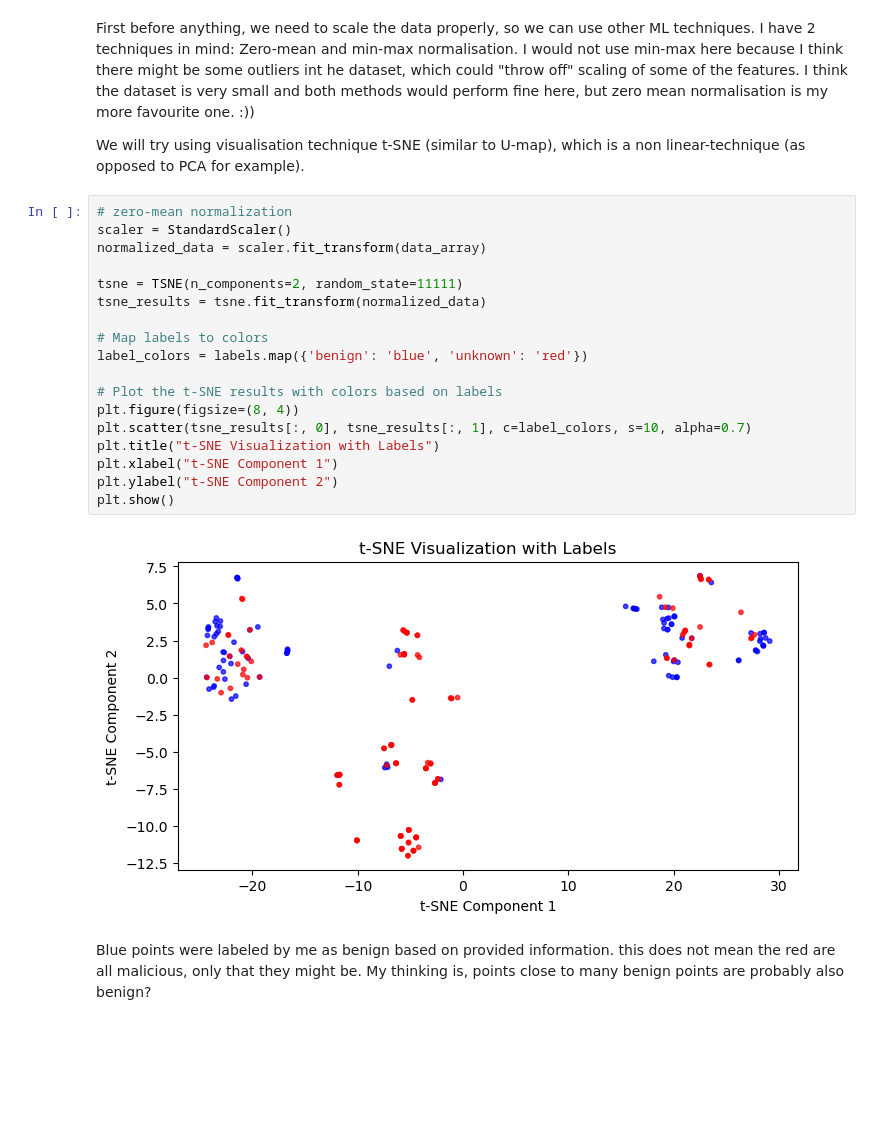
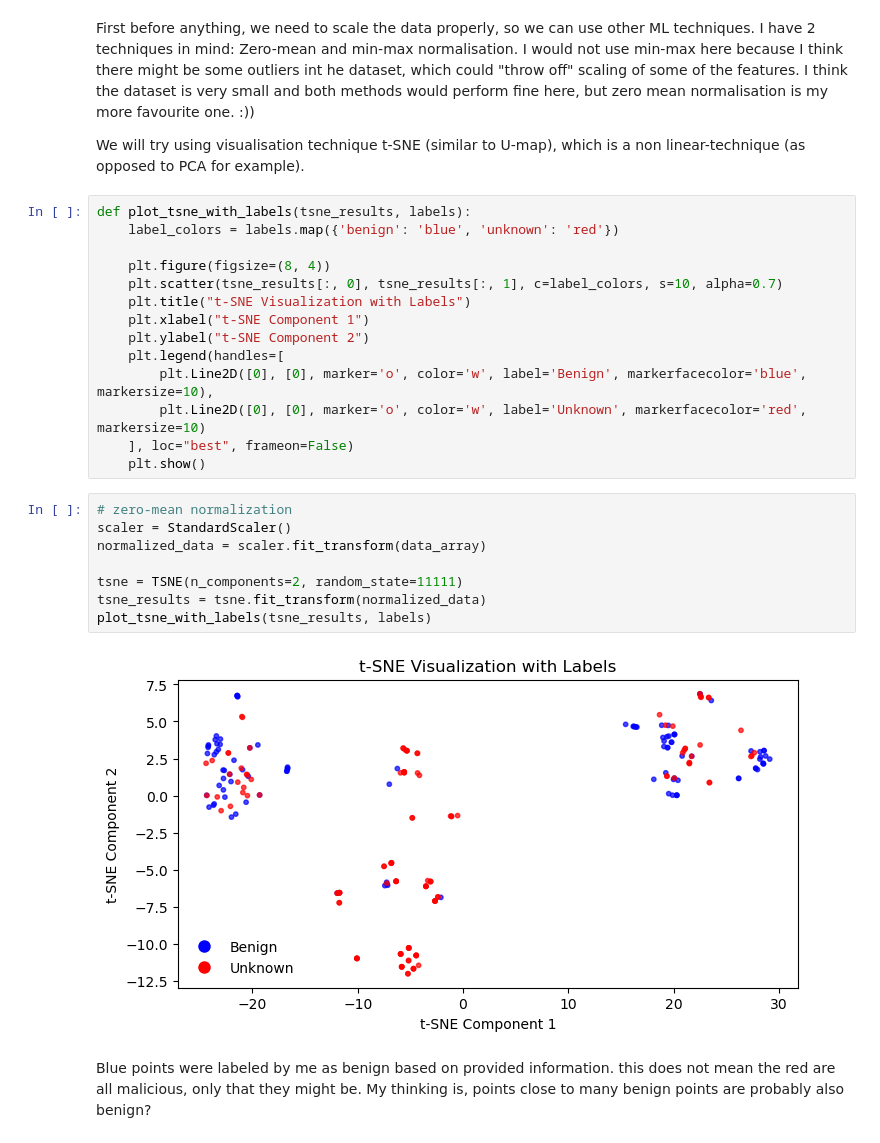
Before and after one commit to jsvobo/log_analysis_task, a Jupyter notebook: pipeline.ipynb, the cells around one changed output. Drawn from its saved outputs; the diff is of its cells as text; blank space fills up the shorter version.

```diff
--- a/pipeline.ipynb
+++ b/pipeline.ipynb
@@ -81,25 +82,29 @@ I have 2 techniques in mind: Zero-mean and min-max normalisation. I would not us
 
 We will try using visualisation technique t-SNE (similar to U-map), which is a non linear-technique (as opposed to PCA for example).
 # %%
-# zero-mean normalization
-scaler = StandardScaler()
-normalized_data = scaler.fit_transform(data_array)
+def plot_tsne_with_labels(tsne_results, labels):
+    label_colors = labels.map({'benign': 'blue', 'unknown': 'red'})
 
-tsne = TSNE(n_components=2, random_state=11111)
-tsne_results = tsne.fit_transform(normalized_data)
-
-# Map labels to colors
-label_colors = labels.map({'benign': 'blue', 'unknown': 'red'})
-
-# Plot the t-SNE results with colors based on labels
-plt.figure(figsize=(8, 4))
-plt.scatter(tsne_results[:, 0], tsne_results[:, 1], c=label_colors, s=10, alpha=0.7)
-plt.title("t-SNE Visualization with Labels")
-plt.xlabel("t-SNE Component 1")
-plt.ylabel("t-SNE Component 2")
-plt.show()
+    plt.figure(figsize=(8, 4))
+    plt.scatter(tsne_results[:, 0], tsne_results[:, 1], c=label_colors, s=10, alpha=0.7)
+    plt.title("t-SNE Visualization with Labels")
+    plt.xlabel("t-SNE Component 1")
+    plt.ylabel("t-SNE Component 2")
+    plt.legend(handles=[
+        plt.Line2D([0], [0], marker='o', color='w', label='Benign', markerfacecolor='blue', markersize=10),
+        plt.Line2D([0], [0], marker='o', color='w', label='Unknown', markerfacecolor='red', markersize=10)
+    ], loc="best", frameon=False)
+    plt.show()
-# %% [output]
-[figure, removed]
+# %%
+# zero-mean normalization
+scaler = StandardScaler()
+normalized_data = scaler.fit_transform(data_array)
+
+tsne = TSNE(n_components=2, random_state=11111)
+tsne_results = tsne.fit_transform(normalized_data)
+plot_tsne_with_labels(tsne_results, labels)
+# %% [output]
+[figure, added]
 # %% [markdown]
 Blue points were labeled by me as benign based on provided information. this does not mean the red are all malicious, only that they might be. My thinking is, points close to many benign points are probably also benign?
 # %% [markdown]
```
Also changed, not shown: parts of 19 cells of this notebook.
